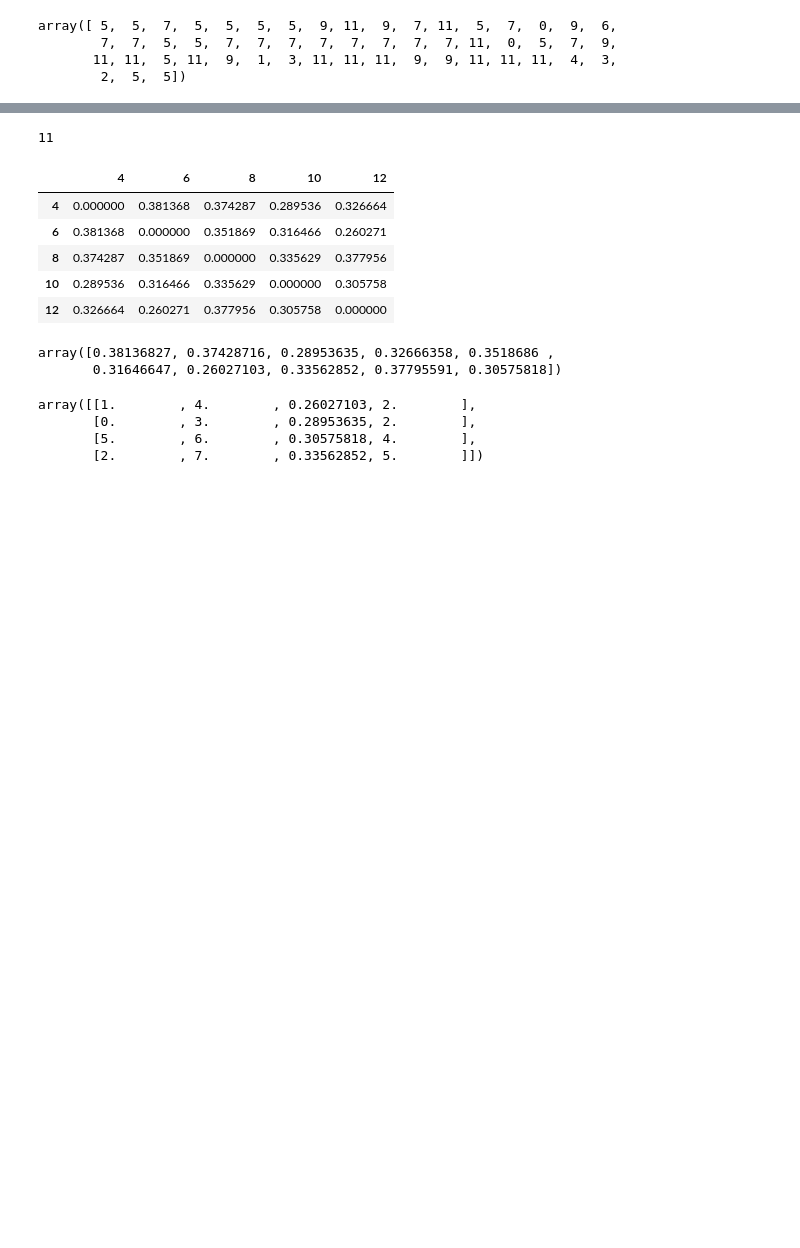
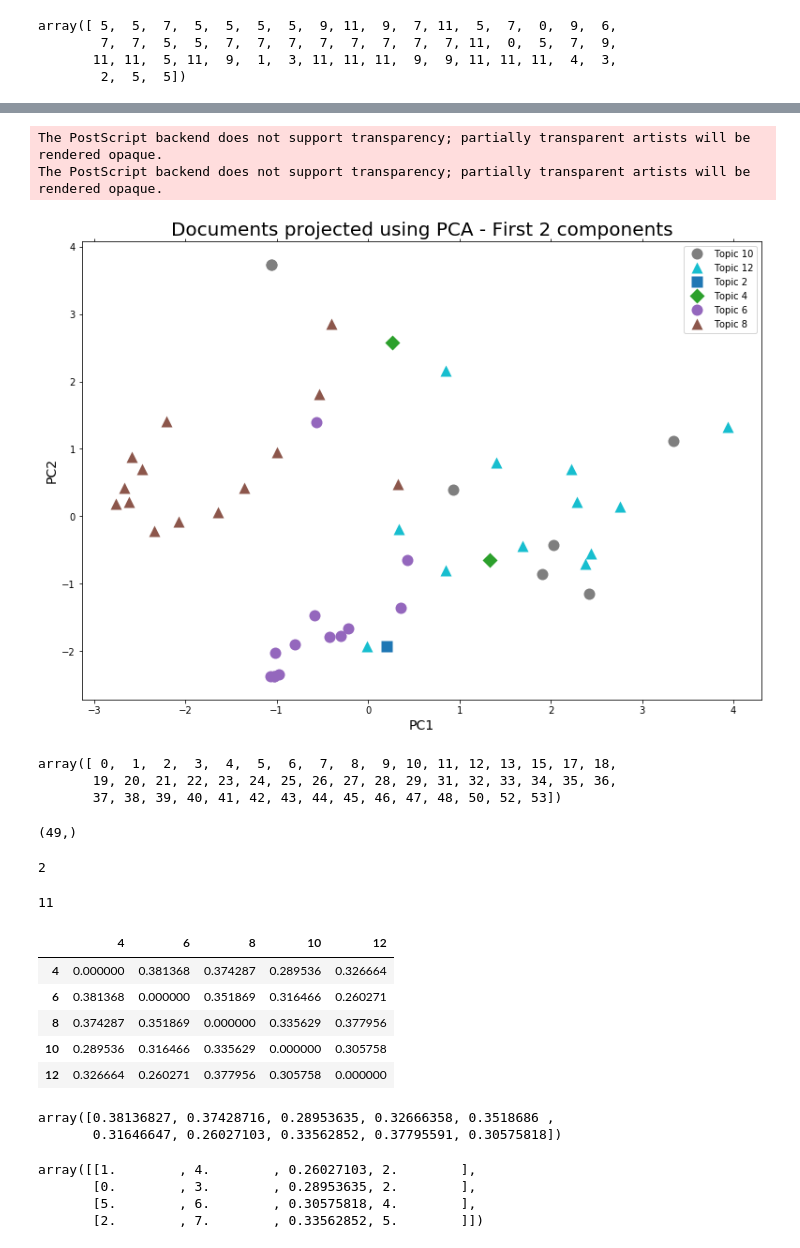
Before and after one commit to MachineTeachingEdu/machine-teaching, a Jupyter notebook: machineteaching/Analyzing BEST solutions 2019_01_01.ipynb, the cells around one changed output, grey strips where cells are left out. Saved outputs shown, nothing was run; the diff lists cells and outputs as text; code cells hidden in the pictures; blank space fills up the shorter version.

```diff
--- a/machineteaching/Analyzing BEST solutions 2019_01_01.ipynb
+++ b/machineteaching/Analyzing BEST solutions 2019_01_01.ipynb
@@ -157,7 +157,7 @@ def plot_reduction(clustering, method, exp_id):
 
     sample = handler.X
     y = clustering.document_topic.argmax(axis=1)
-    return sample, y
+    return handler
 # %% [markdown]
 #### Generate PDF report
 # %%
@@ -534,7 +531,7 @@ print(where_items[0][0:7])
 
 clustering, method, feature_names, model = analyze(solutions, where_items, exp_id)
 print("Number of terms: %d" % clustering.X.shape[1])
-sample, y = plot_reduction(clustering, method, exp_id)
+handler = plot_reduction(clustering, method, exp_id)
 # pdf(sample, y, clustering, method, exp_id)
 # plot_words_per_topic(clustering, feature_names, exp_id, size=10, figsize=(10,22))
 # plot_words_per_topic(clustering, feature_names, exp_id, size=10, figsize=(8,20), topics=[5,7,9,11], cutoff=True, ylabel=False)
@@ -622,3 +829,30 @@ array([ 5,  5,  7,  5,  5,  5,  5,  9, 11,  9,  7, 11,  5,  7,  0,  9,  6,
+# %%
+idx = np.isin(count_clusters, [1,3,5,7,9,11])
+handler.xs = handler.xs[idx]
+handler.ys = handler.ys[idx]
+idx_array = np.where(idx == True)[0]
+handler.doc_category = [item for item_idx,item in enumerate(handler.doc_category) if item_idx in idx_array]
+handler.doc_id = [item for item_idx,item in enumerate(handler.doc_id) if item_idx in idx_array]
+handler.plot(show_clusters=True, savefig='problems_20190101_%s_%s_exp_%s_%s_pca' % (method, clustering.seed,
+                                                                                         exp_id, clustering.k))
+# %% [output]
+The PostScript backend does not support transparency; partially transparent artists will be rendered opaque.
+The PostScript backend does not support transparency; partially transparent artists will be rendered opaque.
+[figure, added]
+# %%
+np.where(idx == True)[0]
+# %% [output]
+array([ 0,  1,  2,  3,  4,  5,  6,  7,  8,  9, 10, 11, 12, 13, 15, 17, 18,
+       19, 20, 21, 22, 23, 24, 25, 26, 27, 28, 29, 31, 32, 33, 34, 35, 36,
+       37, 38, 39, 40, 41, 42, 43, 44, 45, 46, 47, 48, 50, 52, 53])
+# %%
+handler.ys.shape
+# %% [output]
+(49,)
+# %%
+len(handler.doc_id)
+# %% [output]
+2
 # %%
 count_idx = np.where(count_clusters == 7)
 ncut_idx = np.where(ncut_clusters == 3)
```
Also changed, not shown: parts of 4 cells of this notebook, 1 other file.
